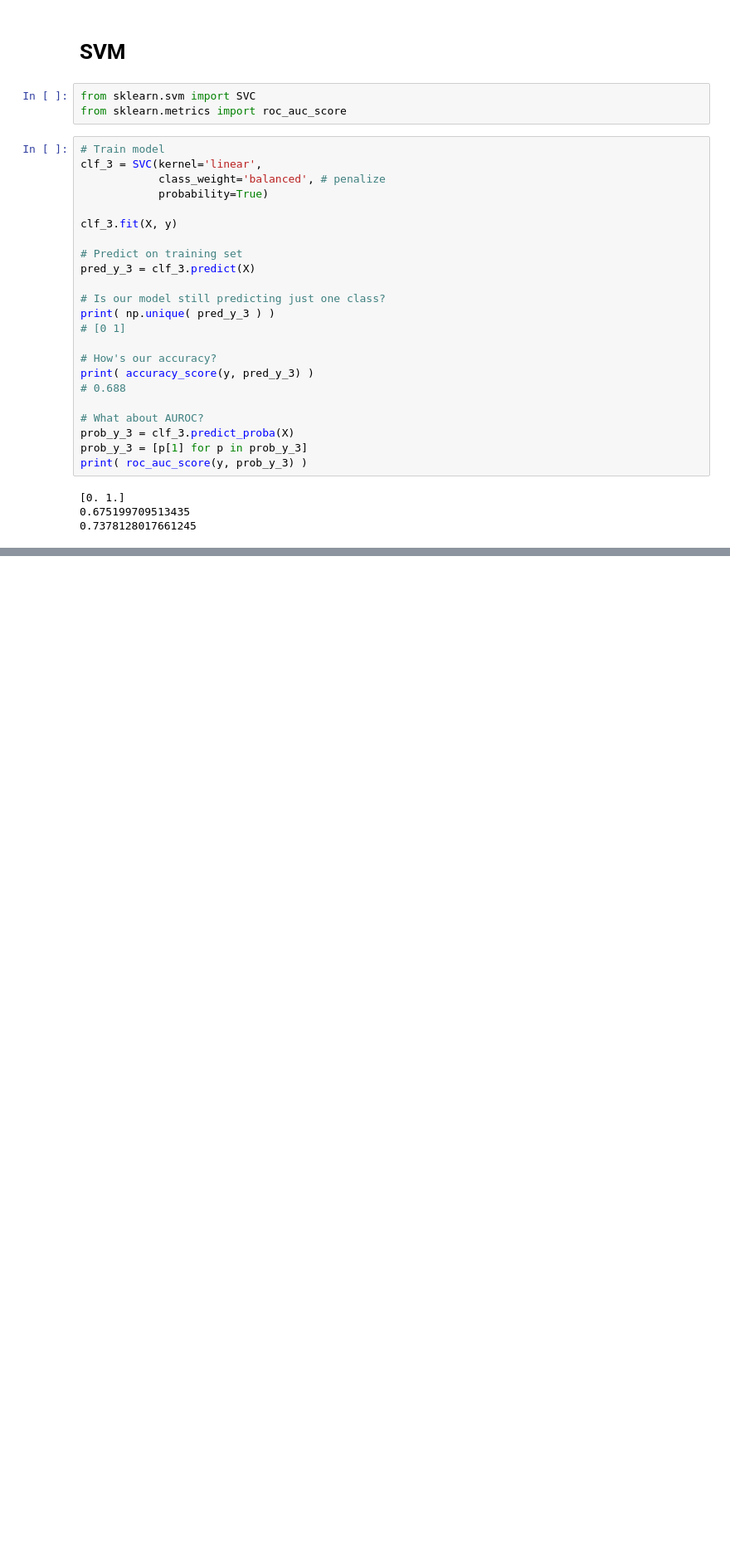
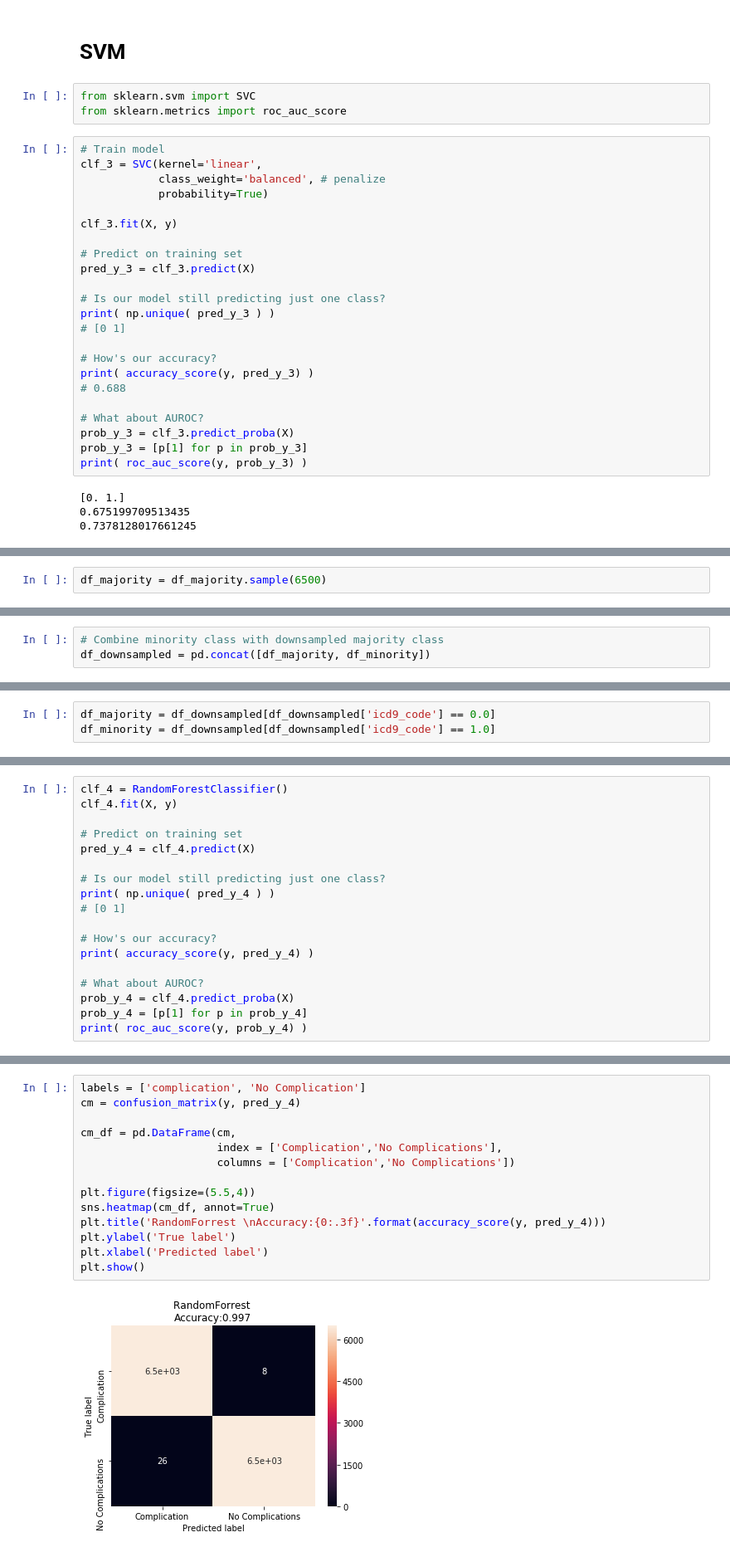
Before and after one commit to fmqbl/Predicting-Post-Procedural-Complications-Using-MIMICIII, a Jupyter notebook: ModelsTraining.ipynb, the cells around one changed output, grey strips where cells are left out. Shown at 83% size. Saved outputs shown, nothing was run; the diff lists cells and outputs as text; blank space fills up the shorter version.

Commit message:
RandomForrest

```diff
--- a/ModelsTraining.ipynb
+++ b/ModelsTraining.ipynb
@@ -128,0 +160,2 @@ print( roc_auc_score(y, prob_y_3) )
+# %%
+df_majority = df_majority.sample(6500)
@@ -128,0 +168,3 @@ print( roc_auc_score(y, prob_y_3) )
+# %%
+# Combine minority class with downsampled majority class
+df_downsampled = pd.concat([df_majority, df_minority])
@@ -128,0 +175,3 @@ print( roc_auc_score(y, prob_y_3) )
+# %%
+df_majority = df_downsampled[df_downsampled['icd9_code'] == 0.0]
+df_minority = df_downsampled[df_downsampled['icd9_code'] == 1.0]
@@ -128,0 +276,18 @@ print( roc_auc_score(y, prob_y_3) )
+# %%
+clf_4 = RandomForestClassifier()
+clf_4.fit(X, y)
+
+# Predict on training set
+pred_y_4 = clf_4.predict(X)
+
+# Is our model still predicting just one class?
+print( np.unique( pred_y_4 ) )
+# [0 1]
+
+# How's our accuracy?
+print( accuracy_score(y, pred_y_4) )
+
+# What about AUROC?
+prob_y_4 = clf_4.predict_proba(X)
+prob_y_4 = [p[1] for p in prob_y_4]
+print( roc_auc_score(y, prob_y_4) )
@@ -128,0 +308,16 @@ print( roc_auc_score(y, prob_y_3) )
+# %%
+labels = ['complication', 'No Complication']
+cm = confusion_matrix(y, pred_y_4)
+
+cm_df = pd.DataFrame(cm,
+                     index = ['Complication','No Complications'],
+                     columns = ['Complication','No Complications'])
+
+plt.figure(figsize=(5.5,4))
+sns.heatmap(cm_df, annot=True)
+plt.title('RandomForrest \nAccuracy:{0:.3f}'.format(accuracy_score(y, pred_y_4)))
+plt.ylabel('True label')
+plt.xlabel('Predicted label')
+plt.show()
+# %% [output]
+[figure, added]
```
Also changed, not shown: parts of 19 cells of this notebook.
